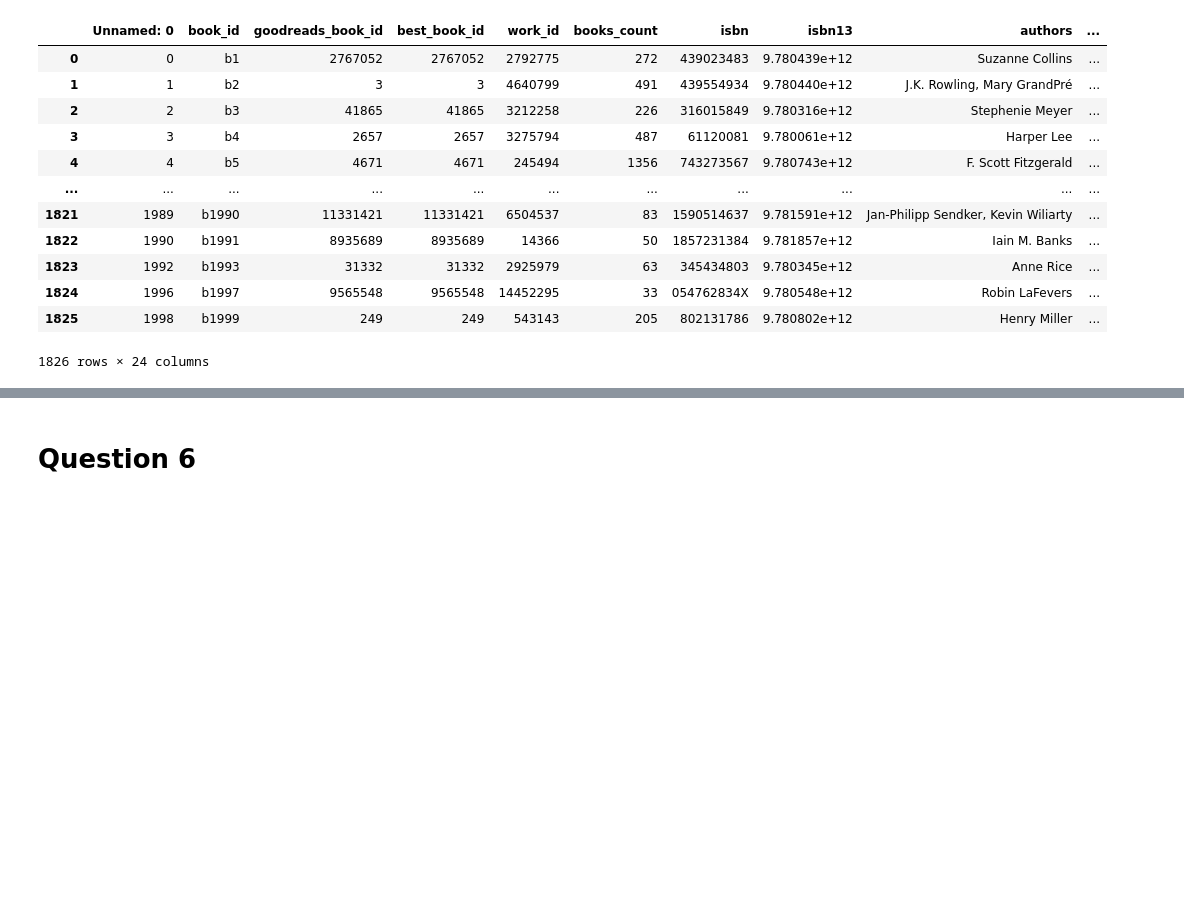
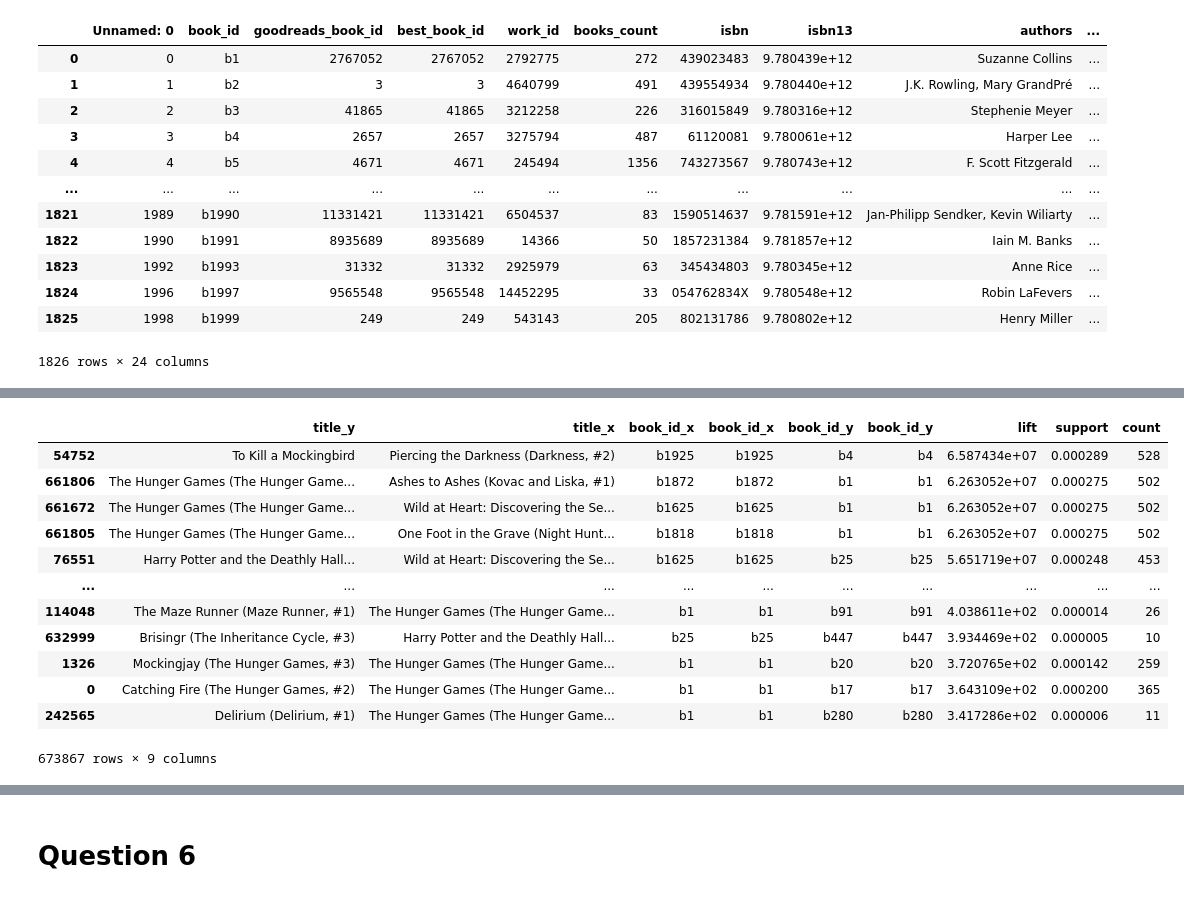
Before and after one commit to podyssea/RecommenderSystems, a Jupyter notebook: RecSys_coursework_2021_2210049p.ipynb, the cells around one changed output, grey strips where cells are left out. Cells and saved outputs as stored; diff of their text form; code cells hidden in the pictures; blank space fills up the shorter version.

```diff
--- a/RecSys_coursework_2021_2210049p.ipynb
+++ b/RecSys_coursework_2021_2210049p.ipynb
@@ -766,0 +896,16 @@ calculate_lift().sort_values
+# %%
+final[final["count"]>= 10].sort_values(['lift'], ascending=False)
+# %% [output]
+|  | title_y | title_x | book_id_x | book_id_x | book_id_y | book_id_y | lift | support | count |
+| 54752 | To Kill a Mockingbird | Piercing the Darkness (Darkness, #2) | b1925 | b1925 | b4 | b4 | 6.587434e+07 | 0.000289 | 528 |
+| 661806 | The Hunger Games (The Hunger Game... | Ashes to Ashes (Kovac and Liska, #1) | b1872 | b1872 | b1 | b1 | 6.263052e+07 | 0.000275 | 502 |
+| 661672 | The Hunger Games (The Hunger Game... | Wild at Heart: Discovering the Se... | b1625 | b1625 | b1 | b1 | 6.263052e+07 | 0.000275 | 502 |
+| 661805 | The Hunger Games (The Hunger Game... | One Foot in the Grave (Night Hunt... | b1818 | b1818 | b1 | b1 | 6.263052e+07 | 0.000275 | 502 |
+| 76551 | Harry Potter and the Deathly Hall... | Wild at Heart: Discovering the Se... | b1625 | b1625 | b25 | b25 | 5.651719e+07 | 0.000248 | 453 |
+| ... | ... | ... | ... | ... | ... | ... | ... | ... | ... |
+| 114048 | The Maze Runner (Maze Runner, #1) | The Hunger Games (The Hunger Game... | b1 | b1 | b91 | b91 | 4.038611e+02 | 0.000014 | 26 |
+| 632999 | Brisingr (The Inheritance Cycle, #3) | Harry Potter and the Deathly Hall... | b25 | b25 | b447 | b447 | 3.934469e+02 | 0.000005 | 10 |
+| 1326 | Mockingjay (The Hunger Games, #3) | The Hunger Games (The Hunger Game... | b1 | b1 | b20 | b20 | 3.720765e+02 | 0.000142 | 259 |
+| 0 | Catching Fire (The Hunger Games, #2) | The Hunger Games (The Hunger Game... | b1 | b1 | b17 | b17 | 3.643109e+02 | 0.000200 | 365 |
+| 242565 | Delirium (Delirium, #1) | The Hunger Games (The Hunger Game... | b1 | b1 | b280 | b280 | 3.417286e+02 | 0.000006 | 11 |
+673867 rows × 9 columns
```
Also changed, not shown: parts of 18 cells of this notebook.
